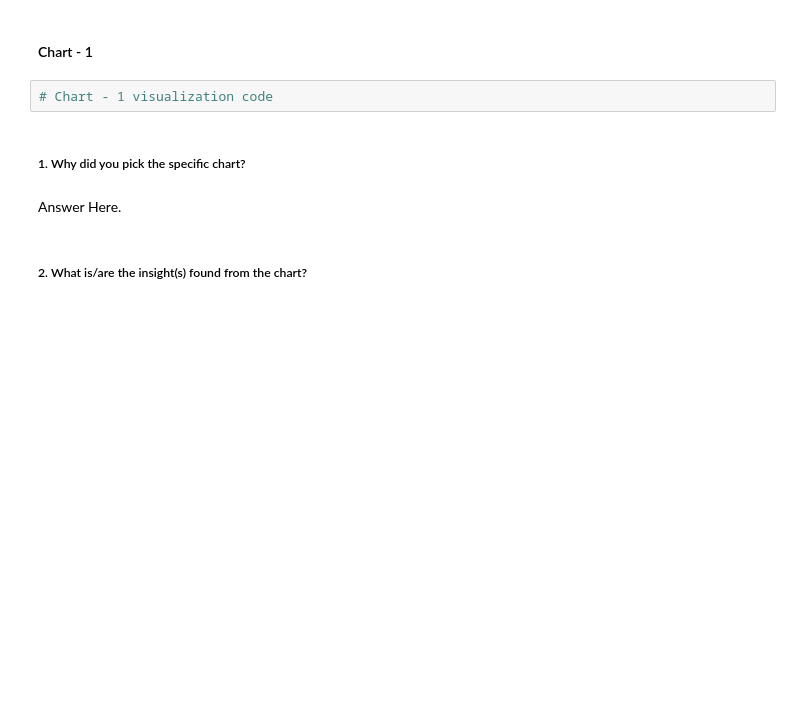
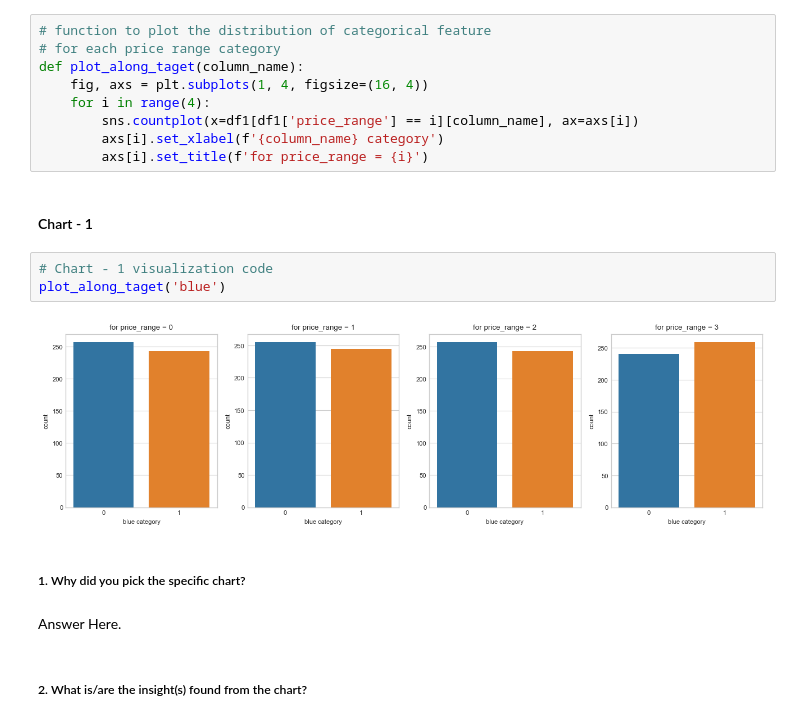
Before and after one commit to RahulSaini789/Mobile-Price-Range-Predicter-, a Jupyter notebook: Sample ML Submission Template .ipynb, the cells around one changed output. Cells and saved outputs as stored; diff of their text form; blank space fills up the shorter version.

```diff
--- a/Sample ML Submission Template .ipynb
+++ b/Sample ML Submission Template .ipynb
@@ -300,10 +514,22 @@ Answer Here
 Answer Here.
 # %% [markdown]
 ## ***4. Data Vizualization, Storytelling & Experimenting with charts : Understand the relationships between variables***
+# %%
+# function to plot the distribution of categorical feature
+# for each price range category
+def plot_along_taget(column_name):
+    fig, axs = plt.subplots(1, 4, figsize=(16, 4))
+    for i in range(4):
+        sns.countplot(x=df1[df1['price_range'] == i][column_name], ax=axs[i])
+        axs[i].set_xlabel(f'{column_name} category')
+        axs[i].set_title(f'for price_range = {i}')
 # %% [markdown]
 #### Chart - 1
 # %%
 # Chart - 1 visualization code
+plot_along_taget('blue')
+# %% [output]
+[figure, added]
 # %% [markdown]
 ##### 1. Why did you pick the specific chart?
 # %% [markdown]
```
Also changed, not shown: parts of 55 cells of this notebook.
